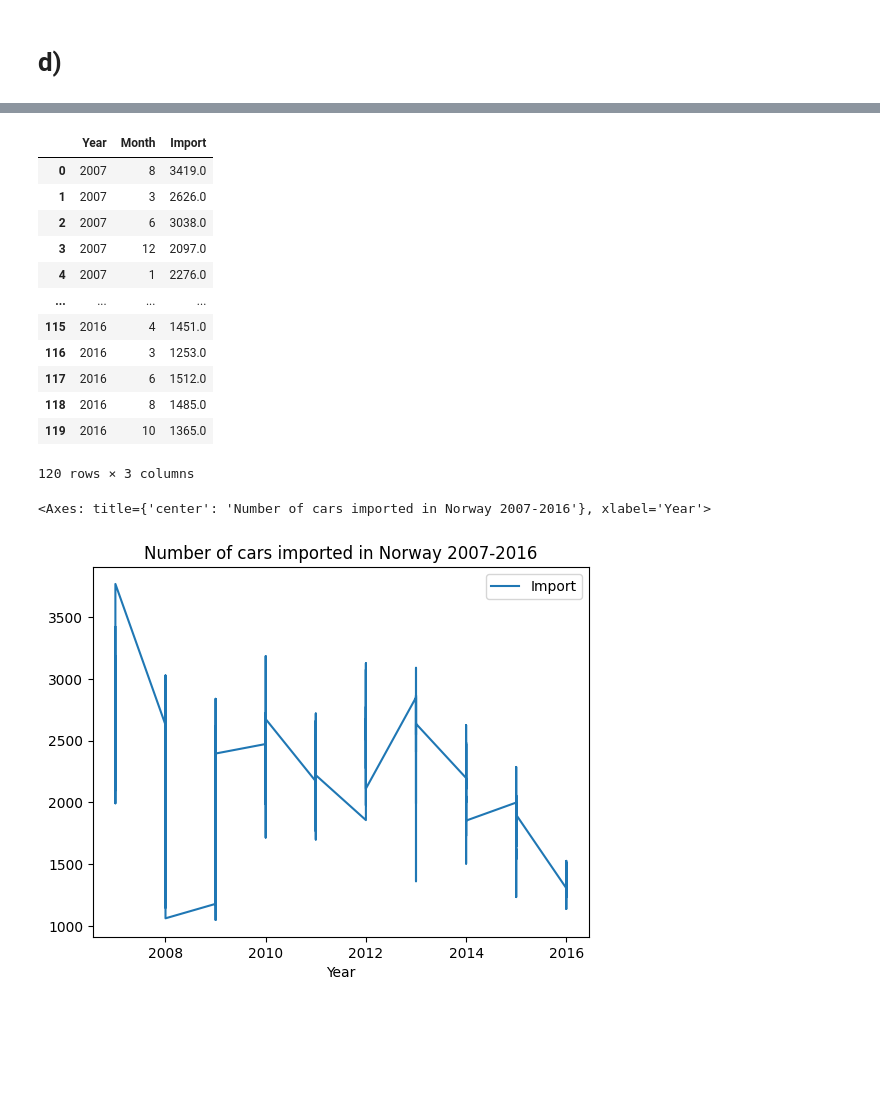
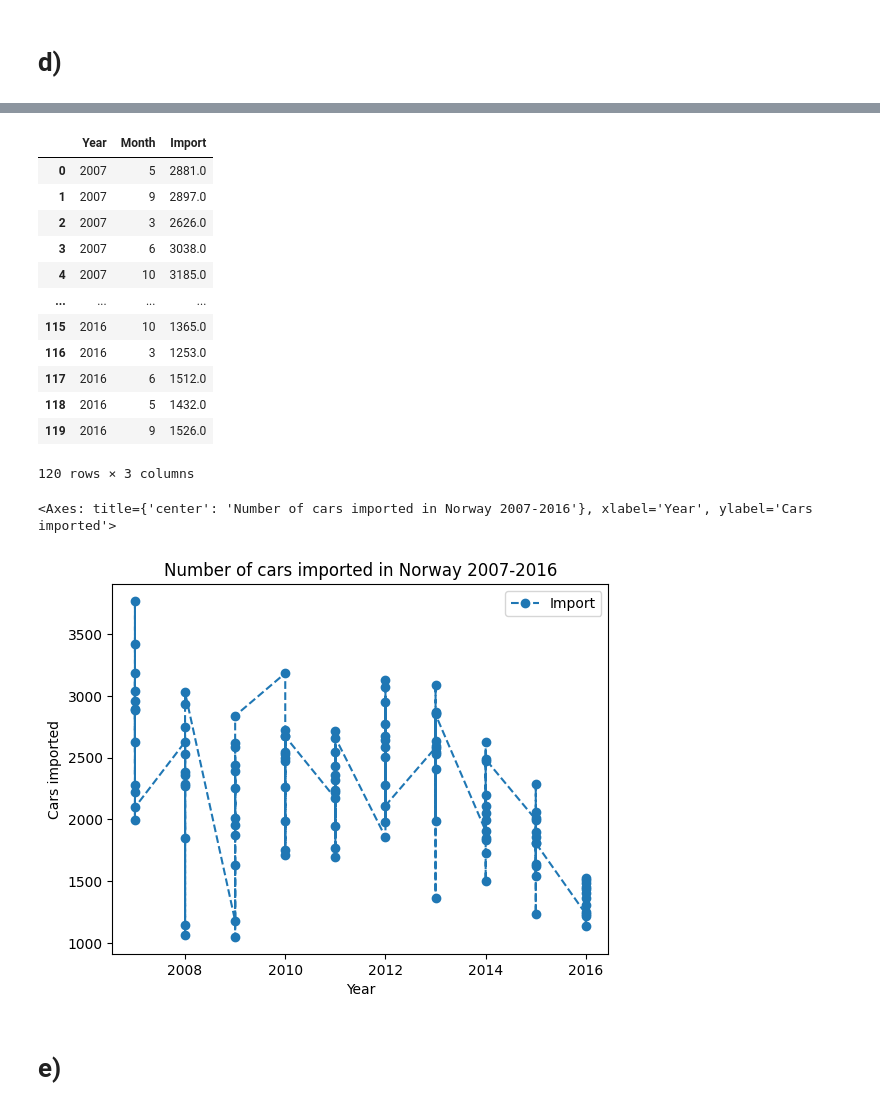
Before and after one commit to AndresTrujillo1811-bit/data_visualization_andres_trujillo_de24, a Jupyter notebook: exercises/exercise0.ipynb, the cells around one changed output, grey strips where cells are left out. Saved outputs shown, nothing was run; the diff lists cells and outputs as text; code cells hidden in the pictures; blank space fills up the shorter version.

Commit message:
graph objects

```diff
--- a/exercises/exercise0.ipynb
+++ b/exercises/exercise0.ipynb
@@ -310,7 +310,7 @@ co2_average.iloc[:-1].plot()
 # %%
 # d) Draw a line chart of all years and months for import
 
-df_import = duckdb.query("""SELECT year, month, SUM(import) AS Import FROM df GROUP BY year, month ORDER BY year""").df()
+df_import = duckdb.query("""SELECT year, month, AVG(import) AS Import FROM df GROUP BY year, month ORDER BY year""").df()
 df_import
 # %% [output]
 |  | Year | Month | Import |
@@ -377,21 +377,23 @@ df_import.iloc[:-1]
 df_import.iloc[:-1]
 # %% [output]
 |  | Year | Month | Import |
-| 0 | 2007 | 8 | 3419.0 |
-| 1 | 2007 | 3 | 2626.0 |
-| 2 | 2007 | 6 | 3038.0 |
-| 3 | 2007 | 12 | 2097.0 |
-| 4 | 2007 | 1 | 2276.0 |
+| 0 | 2007 | 5 | 2881.0 |
+| 1 | 2007 | 9 | 2897.0 |
+| 2 | 2007 | 3 | 2626.0 |
+| 3 | 2007 | 6 | 3038.0 |
+| 4 | 2007 | 10 | 3185.0 |
 | ... | ... | ... | ... |
-| 115 | 2016 | 4 | 1451.0 |
+| 115 | 2016 | 10 | 1365.0 |
 | 116 | 2016 | 3 | 1253.0 |
 | 117 | 2016 | 6 | 1512.0 |
-| 118 | 2016 | 8 | 1485.0 |
-| 119 | 2016 | 10 | 1365.0 |
+| 118 | 2016 | 5 | 1432.0 |
+| 119 | 2016 | 9 | 1526.0 |
 120 rows × 3 columns
 # %%
-total_imports = df_import.iloc[:-1].plot(title="Number of cars imported in Norway 2007-2016", xlabel="Year", x="Year", y="Import")
+total_imports = df_import.iloc[:-1].plot(title="Number of cars imported in Norway 2007-2016", xlabel="Year", ylabel="Cars imported", x="Year", y="Import", style="--o")
 total_imports
 # %% [output]
-<Axes: title={'center': 'Number of cars imported in Norway 2007-2016'}, xlabel='Year'>
+<Axes: title={'center': 'Number of cars imported in Norway 2007-2016'}, xlabel='Year', ylabel='Cars imported'>
-[figure, old version]
+[figure, new version]
+# %% [markdown]
+# e)
```
Also changed, not shown: parts of 12 cells of this notebook, 10 other files.
